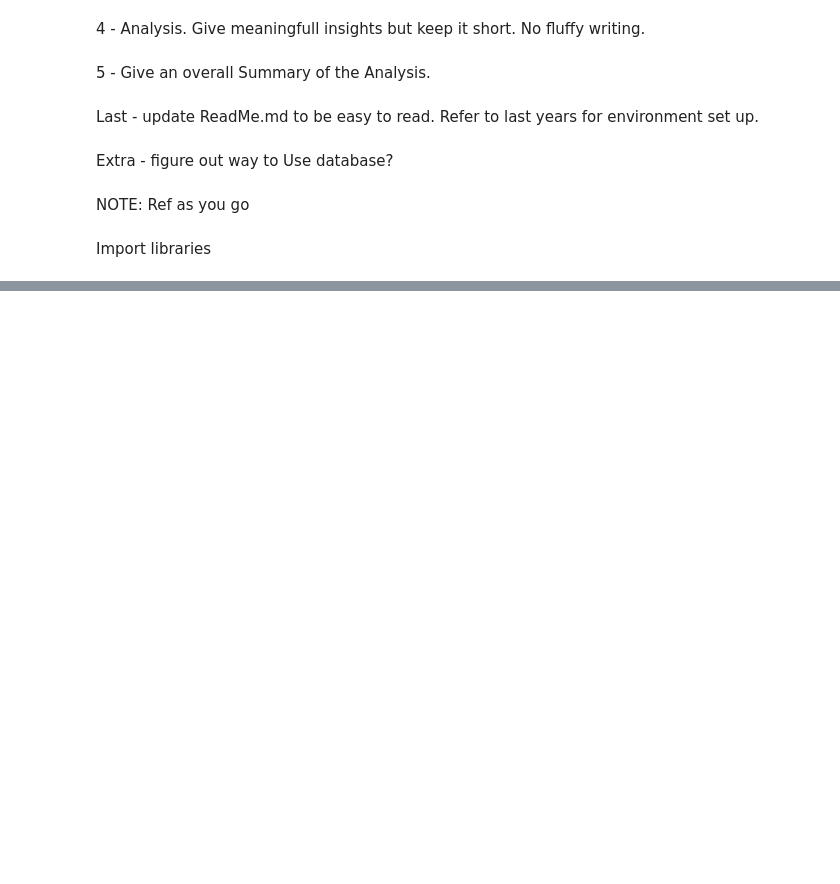
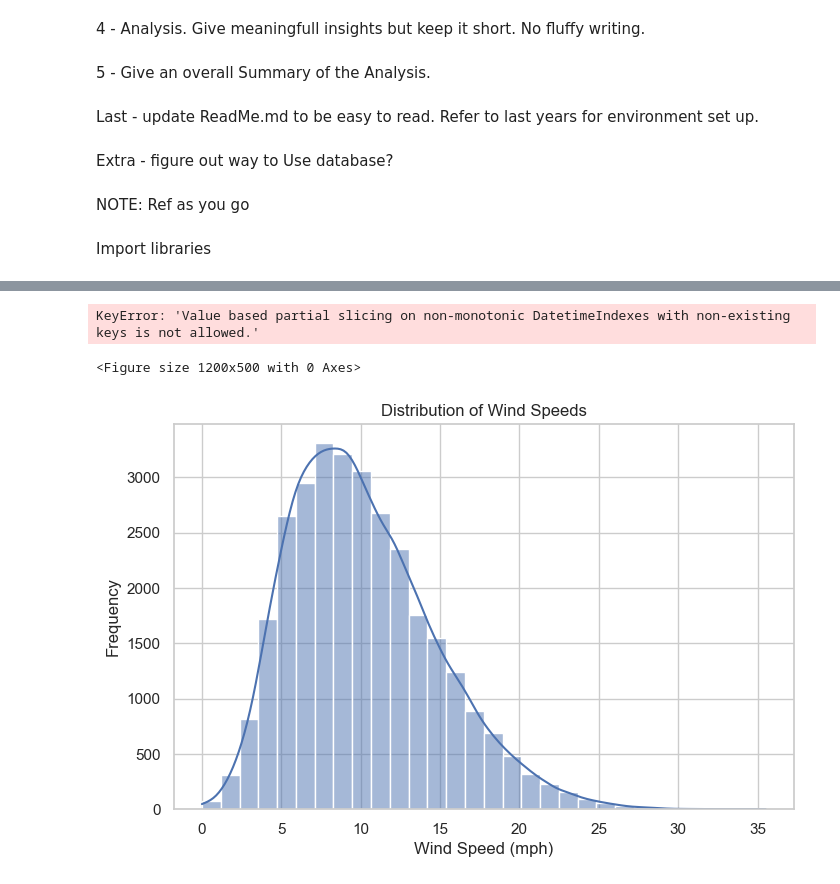
Before and after one commit to LDonn32/PDFA, a Jupyter notebook: Project/Wind-Speed-Analysis.ipynb, the cells around one changed output, grey strips where cells are left out. Drawn from its saved outputs; the diff is of its cells as text; code cells hidden in the pictures; blank space fills up the shorter version.

Commit message:
loading dataset, cleaning and first draft at plotting. Need to look at filtering by date ranges. Index might need reworking

```diff
--- a/Project/Wind-Speed-Analysis.ipynb
+++ b/Project/Wind-Speed-Analysis.ipynb
@@ -34,0 +61,6 @@ UnicodeDecodeError: 'utf-8' codec can't decode bytes in position 15-16: invalid
+# %%
+# clean data and load again in df.
+df=pd.read_csv("daily_data.csv", skiprows=25, parse_dates=['date'], dayfirst=True, low_memory=False)
+
+# check
+df.head(5)
@@ -34,0 +77,6 @@ UnicodeDecodeError: 'utf-8' codec can't decode bytes in position 15-16: invalid
+# %%
+df['date'] = pd.to_datetime(df['date'], format='%d-%b-%y')  # day-month-2-digit year
+# %%
+# Set date as index.
+
+df.set_index('date', inplace=True)
@@ -34,0 +119,22 @@ UnicodeDecodeError: 'utf-8' codec can't decode bytes in position 15-16: invalid
+# %%
+# plot filtered years of wind speed data
+plt.figure(figsize=(12,5))
+df['wdsp'].loc['2010':'2020'].plot()
+plt.title('Wind Speed Over Time (2010-2020)')
+plt.xlabel('Date')
+plt.ylabel('Wind Speed (mph)')
+plt.show()
+# %% [output]
+KeyError: 'Value based partial slicing on non-monotonic DatetimeIndexes with non-existing keys is not allowed.'
+<Figure size 1200x500 with 0 Axes>
+# %%
+# Histogram of wind speeds ( 'wdsp' column)
+
+plt.figure(figsize=(8,5))
+sns.histplot(df['wdsp'], bins=30, kde=True)
+plt.title('Distribution of Wind Speeds')
+plt.xlabel('Wind Speed (mph)')
+plt.ylabel('Frequency')
+plt.show()
+# %% [output]
+[figure, added]
```
Also changed, not shown: parts of 28 cells of this notebook, 1 other file.
